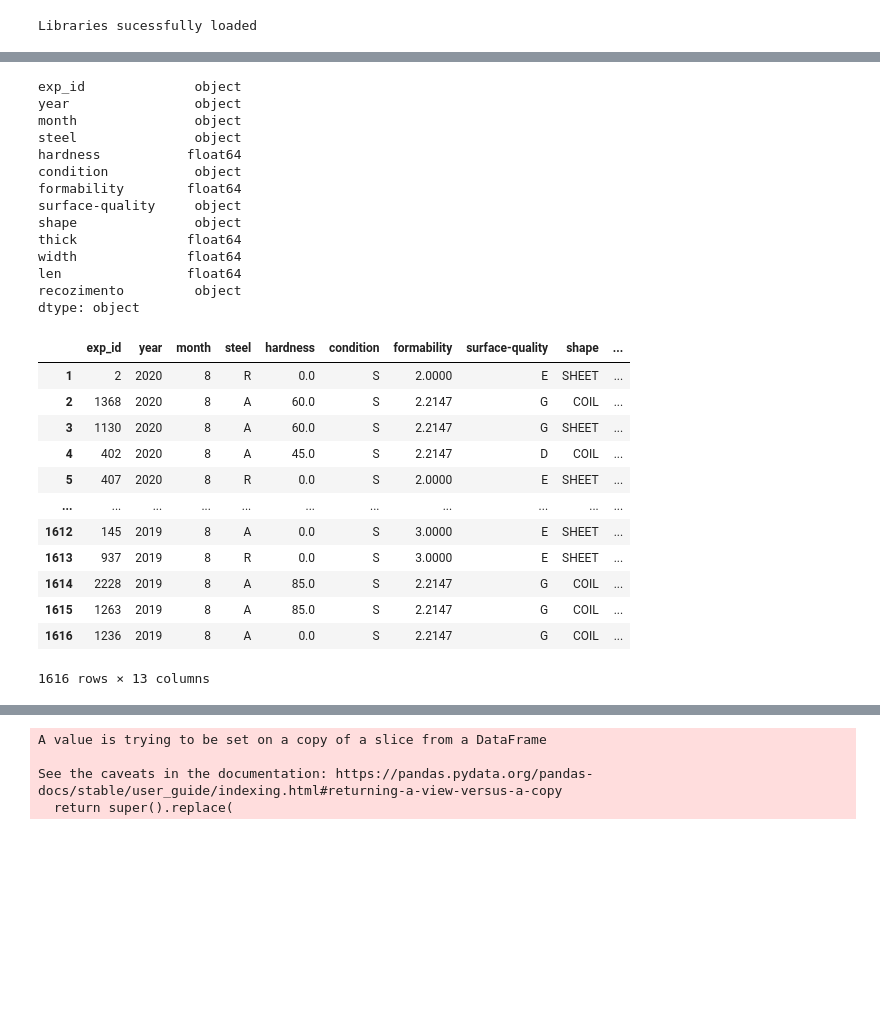
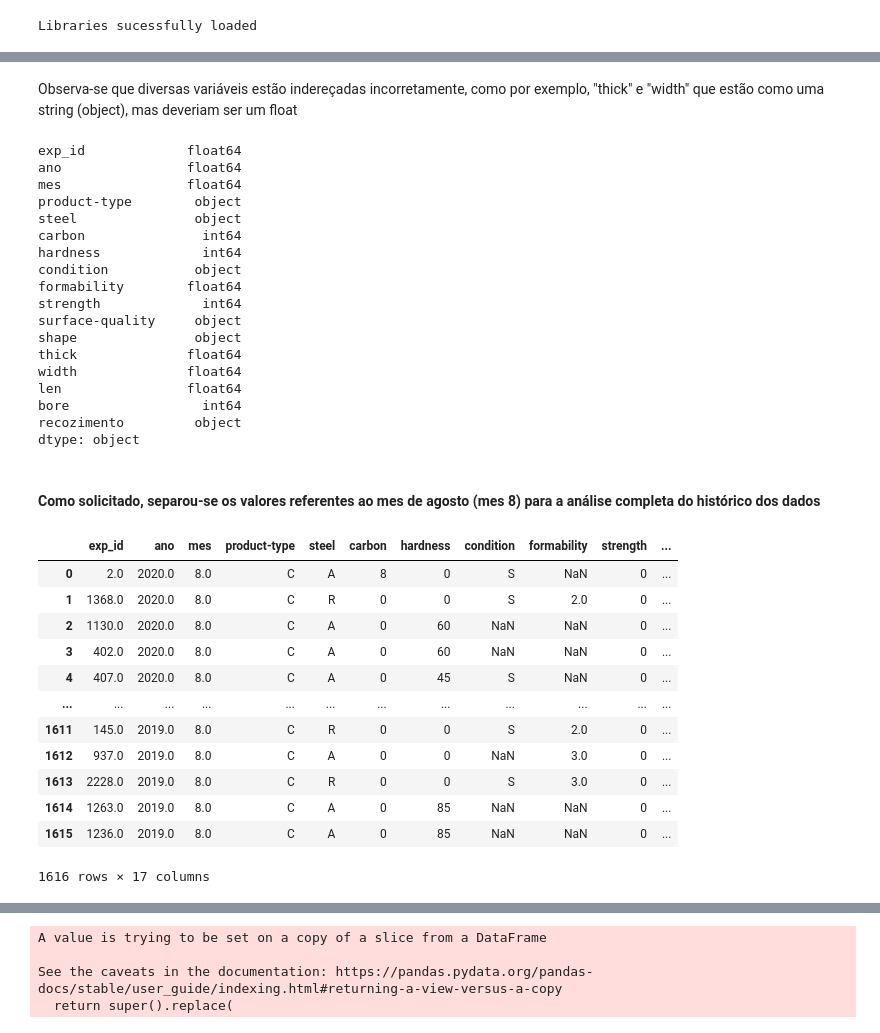
Before and after one commit to tiagottmoraes/ETL-and-EDA---Admission-test, a Jupyter notebook: Data wrangling code.ipynb, the cells around one changed output, grey strips where cells are left out. Saved outputs shown, nothing was run; the diff lists cells and outputs as text; code cells hidden in the pictures; blank space fills up the shorter version.

```diff
--- a/Data wrangling code.ipynb
+++ b/Data wrangling code.ipynb
@@ -9,6 +42,0 @@ filename_exp = "https://raw.githubusercontent.com/tiagottmoraes/admission-test/m
-# %%
-df_header = ("exp_id", "year", "month")
-df = pd.read_csv(filename_exp, names = df_header)
-# %%
-df.drop(index=df.index[0],axis=0, inplace=True)
-df
@@ -133,2 +165,2 @@ Num of 'C' elements in 'product-type' column: 2423
 # %%
-df_clean = dados.drop(['family','temper_rolling','non-ageing','surface-finish','enamelability', 'bc', 'bw/me', 'bf', 'bt', 'bl', 'chrom', 'phos', 'cbond', 'exptl', 'ferro', 'blue/bright/varn/clean','lustre', 'oil', 'packing','m', 'marvi', 'corr' , 'jurofm' , 's' , 'p', 'bore', 'strength', 'carbon', 'product-type'], axis = 1)
+df_clean = dados.drop(['family','temper_rolling','non-ageing','surface-finish','enamelability', 'bc', 'bw/me', 'bf', 'bt', 'bl', 'chrom', 'phos', 'cbond', 'exptl', 'ferro', 'blue/bright/varn/clean','lustre', 'oil', 'packing','m', 'marvi', 'corr' , 'jurofm' , 's' , 'p'], axis = 1)
@@ -152,37 +191,46 @@ dtype: object
+# %% [markdown]
+Observa-se que diversas variáveis estão indereçadas incorretamente, como por exemplo, "thick" e "width" que estão como uma string (object), mas deveriam ser um float
 # %%
 df_clean[["formability", "thick", "width", "len"]] = df_clean[["formability", "thick", "width", "len"]].astype("float")
+df_clean[['mes', 'ano', 'exp_id']] = df_clean[['mes','ano','exp_id']].astype('float')
 df_clean.dtypes
 # %% [output]
-exp_id              object
-year                object
-month               object
+exp_id             float64
+ano                float64
+mes                float64
+product-type        object
 steel               object
-hardness           float64
+carbon               int64
+hardness             int64
 condition           object
 formability        float64
+strength             int64
 surface-quality     object
 shape               object
 thick              float64
 width              float64
 len                float64
+bore                 int64
 recozimento         object
 dtype: object
+# %% [markdown]
+#### Como solicitado, separou-se os valores referentes ao mes de agosto (mes 8) para a análise completa do histórico dos dados
 # %%
-grouped = df_clean.groupby(df_clean.month)
-df_clean = grouped.get_group(8.0)
+grouped = df_clean.groupby(df_clean.mes)
+df_clean = grouped.get_group(8)
 df_clean
 # %% [output]
-|  | exp_id | year | month | steel | hardness | condition | formability | surface-quality | shape | ... |
-| 1 | 2 | 2020 | 8 | R | 0.0 | S | 2.0000 | E | SHEET | ... |
-| 2 | 1368 | 2020 | 8 | A | 60.0 | S | 2.2147 | G | COIL | ... |
-| 3 | 1130 | 2020 | 8 | A | 60.0 | S | 2.2147 | G | SHEET | ... |
-| 4 | 402 | 2020 | 8 | A | 45.0 | S | 2.2147 | D | COIL | ... |
-| 5 | 407 | 2020 | 8 | R | 0.0 | S | 2.0000 | E | SHEET | ... |
-| ... | ... | ... | ... | ... | ... | ... | ... | ... | ... | ... |
-| 1612 | 145 | 2019 | 8 | A | 0.0 | S | 3.0000 | E | SHEET | ... |
-| 1613 | 937 | 2019 | 8 | R | 0.0 | S | 3.0000 | E | SHEET | ... |
-| 1614 | 2228 | 2019 | 8 | A | 85.0 | S | 2.2147 | G | COIL | ... |
-| 1615 | 1263 | 2019 | 8 | A | 85.0 | S | 2.2147 | G | COIL | ... |
-| 1616 | 1236 | 2019 | 8 | A | 0.0 | S | 2.2147 | G | COIL | ... |
+|  | exp_id | ano | mes | product-type | steel | carbon | hardness | condition | formability | strength | ... |
+| 0 | 2.0 | 2020.0 | 8.0 | C | A | 8 | 0 | S | NaN | 0 | ... |
+| 1 | 1368.0 | 2020.0 | 8.0 | C | R | 0 | 0 | S | 2.0 | 0 | ... |
+| 2 | 1130.0 | 2020.0 | 8.0 | C | A | 0 | 60 | NaN | NaN | 0 | ... |
+| 3 | 402.0 | 2020.0 | 8.0 | C | A | 0 | 60 | NaN | NaN | 0 | ... |
+| 4 | 407.0 | 2020.0 | 8.0 | C | A | 0 | 45 | S | NaN | 0 | ... |
+| ... | ... | ... | ... | ... | ... | ... | ... | ... | ... | ... | ... |
+| 1611 | 145.0 | 2019.0 | 8.0 | C | R | 0 | 0 | S | 2.0 | 0 | ... |
+| 1612 | 937.0 | 2019.0 | 8.0 | C | A | 0 | 0 | NaN | 3.0 | 0 | ... |
+| 1613 | 2228.0 | 2019.0 | 8.0 | C | R | 0 | 0 | S | 3.0 | 0 | ... |
+| 1614 | 1263.0 | 2019.0 | 8.0 | C | A | 0 | 85 | NaN | NaN | 0 | ... |
+| 1615 | 1236.0 | 2019.0 | 8.0 | C | A | 0 | 85 | NaN | NaN | 0 | ... |
-1616 rows × 13 columns
+1616 rows × 17 columns
 # %%
```
Also changed, not shown: parts of 43 cells of this notebook.
